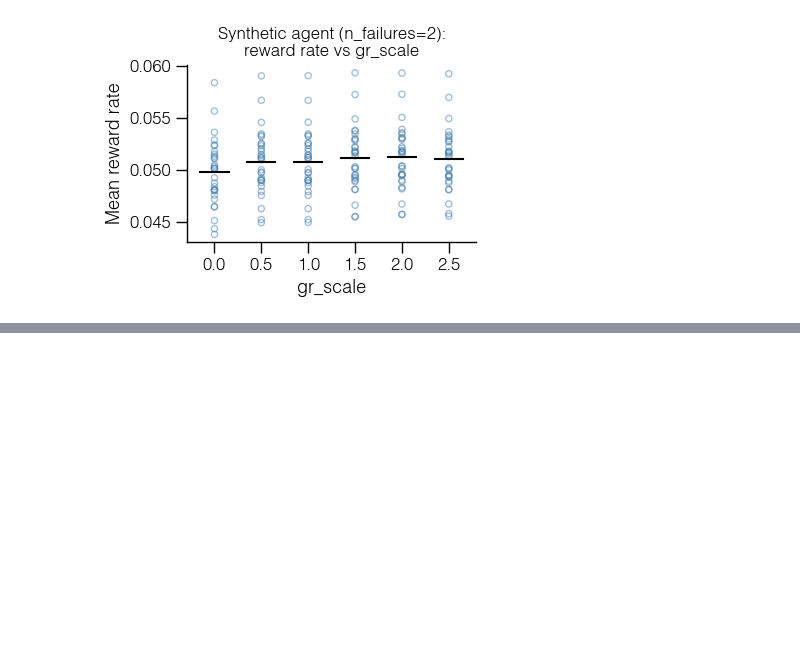
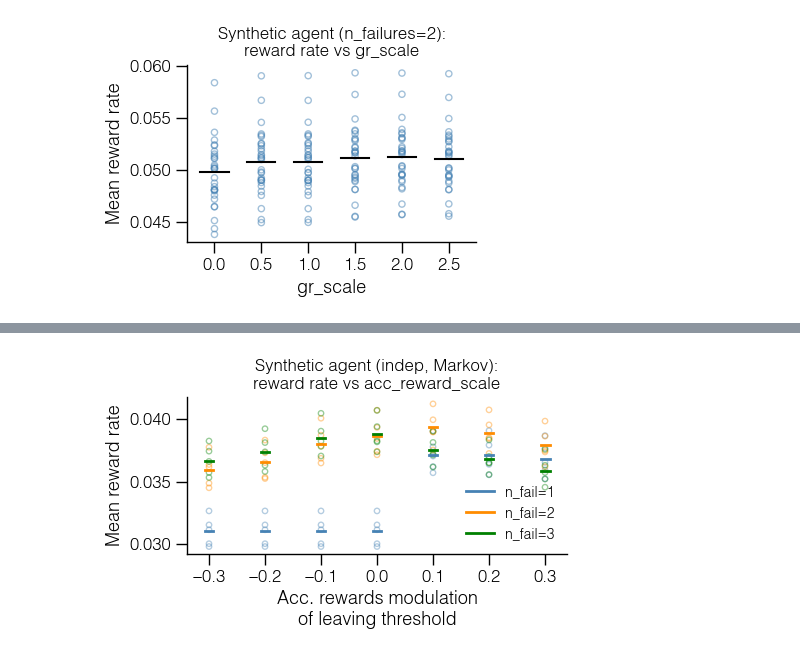
Before and after one commit to davidgbe/favorably_connected, a Jupyter notebook: code/notebooks/bulk_runs_jax/synthetic_agent_n_failures_sweep.ipynb, the cells around one changed output, grey strips where cells are left out. Cells and saved outputs as stored; diff of their text form; code cells hidden in the pictures; blank space fills up the shorter version.

```diff
--- a/code/notebooks/bulk_runs_jax/synthetic_agent_n_failures_sweep.ipynb
+++ b/code/notebooks/bulk_runs_jax/synthetic_agent_n_failures_sweep.ipynb
@@ -307,0 +809,17 @@ plt.show()
+# %%
+acc_reward_scale_values = [-0.3, -0.2, -0.1, 0, 0.1, 0.2, 0.3]
+n_failures_for_acc_sweep = [1, 2, 3]
+# %%
+acc_reward_scale_results = {}
+for n_fail in n_failures_for_acc_sweep:
+    acc_reward_scale_results[n_fail] = {}
+    for acc_scale in acc_reward_scale_values:
+        config = load_config_from_json(str(config_path))
+        config = config.replace(
+            n_failures=n_fail,
+            n_sessions=5,
+            acc_reward_scale=acc_scale,
+            exp_name=f'synthetic_indep_markov_nfail{n_fail}_accscale{acc_scale:.3f}',
+        )
+        results, _ = run_synthetic_agent(config, save_trajectories=False, save_outputs=False)
+        acc_reward_scale_results[n_fail][acc_scale] = results['session_rewards']
@@ -307,0 +965,24 @@ plt.show()
+# %%
+colors = ['steelblue', 'darkorange', 'green']
+hw = 0.008
+
+fig, ax = plt.subplots(figsize=(5, 3))
+for i, n_fail in enumerate(n_failures_for_acc_sweep):
+    for acc_scale in acc_reward_scale_values:
+        rewards = acc_reward_scale_results[n_fail][acc_scale]
+        ax.scatter([acc_scale] * len(rewards), rewards,
+                   alpha=0.4, s=15,
+                   facecolors='none', edgecolors=colors[i])
+        ax.plot([acc_scale - hw, acc_scale + hw], [np.mean(rewards)] * 2,
+                c=colors[i], lw=2, label=f'n_fail={n_fail}' if acc_scale == acc_reward_scale_values[0] else '')
+
+ax.set_xlabel('Acc. rewards modulation\nof leaving threshold')
+ax.set_ylabel('Mean reward rate')
+ax.set_xticks(acc_reward_scale_values)
+ax.set_title('Synthetic agent (indep, Markov):\nreward rate vs acc_reward_scale')
+ax.legend(frameon=False)
+format_plot(ax)
+fig.tight_layout()
+plt.show()
+# %% [output]
+[figure, added]
```
Also changed, not shown: parts of 21 cells of this notebook, 42 other files.
